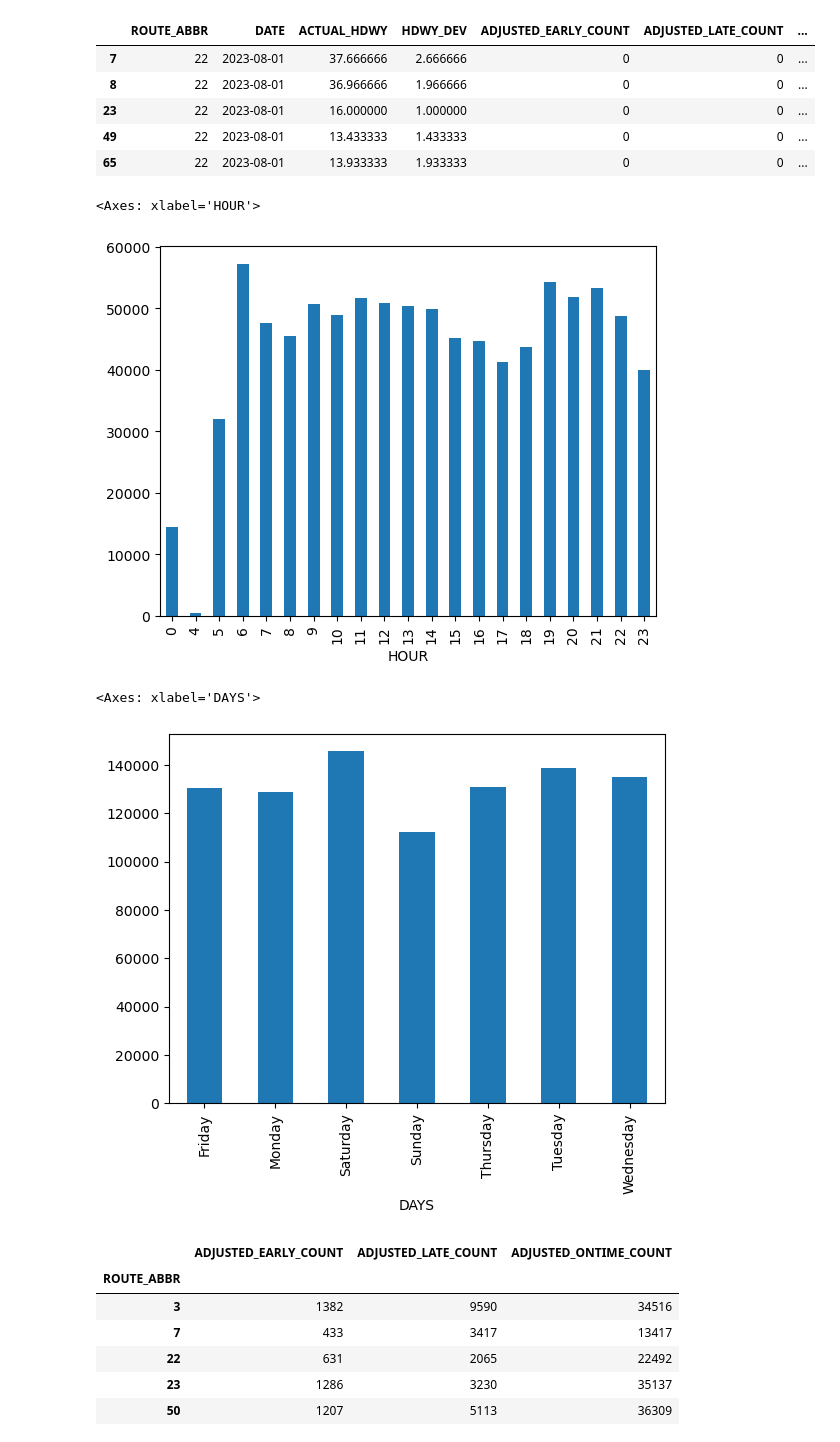
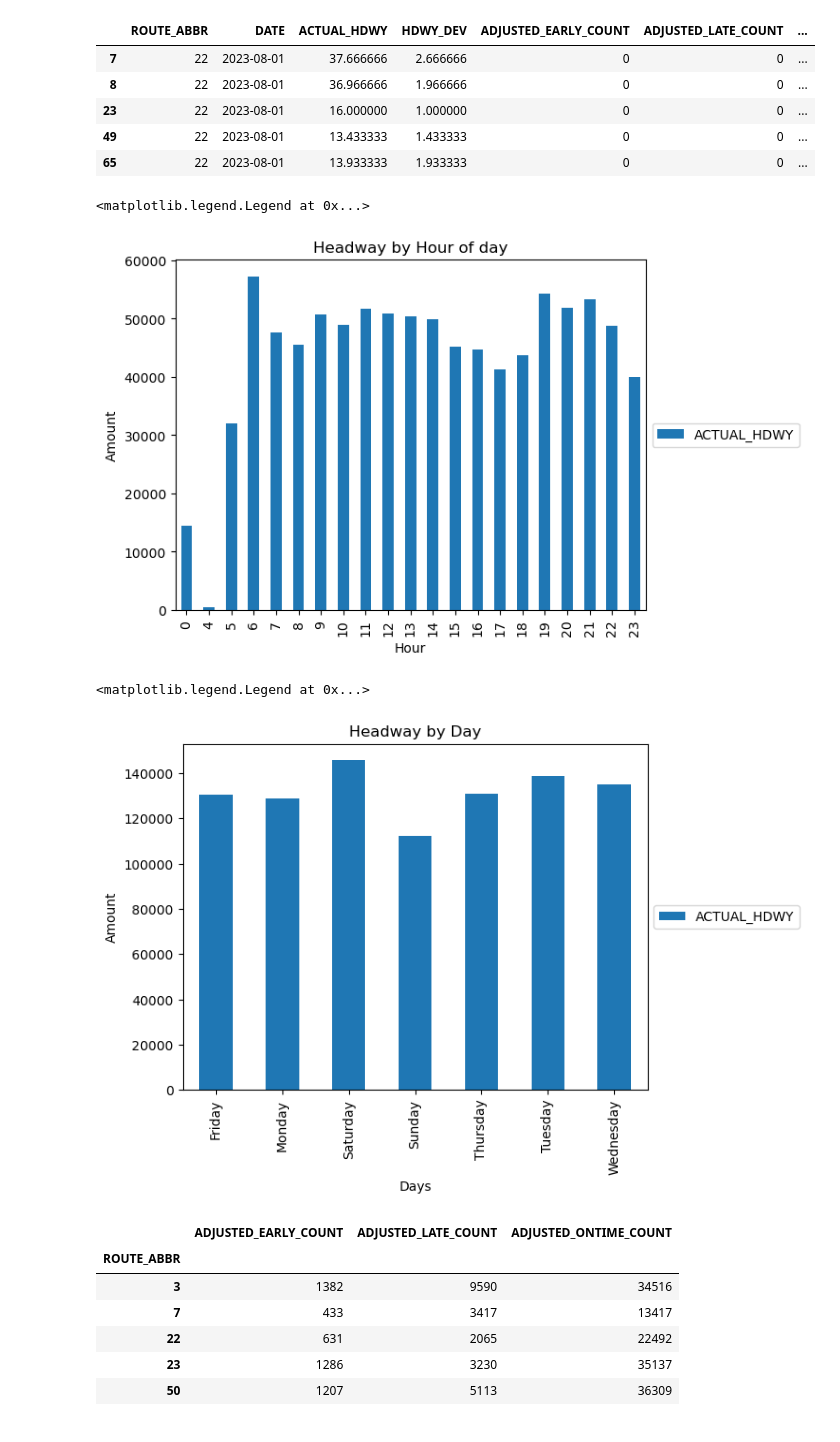
Before and after one commit to NSS-Data-Analytics-Cohort-12/wego-python-da12-javascript-express, a Jupyter notebook: notebooks/wego_project_gt.ipynb, the cells around one changed output. Cells and saved outputs as stored; diff of their text form; code cells hidden in the pictures.

```diff
--- a/notebooks/wego_project_gt.ipynb
+++ b/notebooks/wego_project_gt.ipynb
@@ -558,16 +566,26 @@ wego_3_headway_percent.head()
 wego_3_headway = wego_3_headway_percent.groupby('HOUR')['ACTUAL_HDWY'].sum()
 # %%
 wego_3_headway.plot.bar()
+plt.title("Headway by Hour of day")
+plt.xlabel("Hour")
+plt.ylabel("Amount")
+
+plt.legend(loc='center left', bbox_to_anchor=(1.0, 0.5))
 # %% [output]
-<Axes: xlabel='HOUR'>
+<matplotlib.legend.Legend at 0x...>
-[figure, old version]
+[figure, new version]
 # %%
 wego_3_headway_day = wego_3_headway_percent.groupby('DAYS')['ACTUAL_HDWY'].sum()
 # %%
 wego_3_headway_day.plot.bar()
+plt.title("Headway by Day")
+plt.xlabel("Days")
+plt.ylabel("Amount")
+
+plt.legend(loc='center left', bbox_to_anchor=(1.0, 0.5))
 # %% [output]
-<Axes: xlabel='DAYS'>
+<matplotlib.legend.Legend at 0x...>
-[figure, old version]
+[figure, new version]
 # %%
 wego_3_routes_early = wego_3.groupby('ROUTE_ABBR')['ADJUSTED_EARLY_COUNT'].sum()
 wego_3_routes_late = wego_3.groupby('ROUTE_ABBR')['ADJUSTED_LATE_COUNT'].sum()
```
Also changed, not shown: parts of 14 cells of this notebook.
